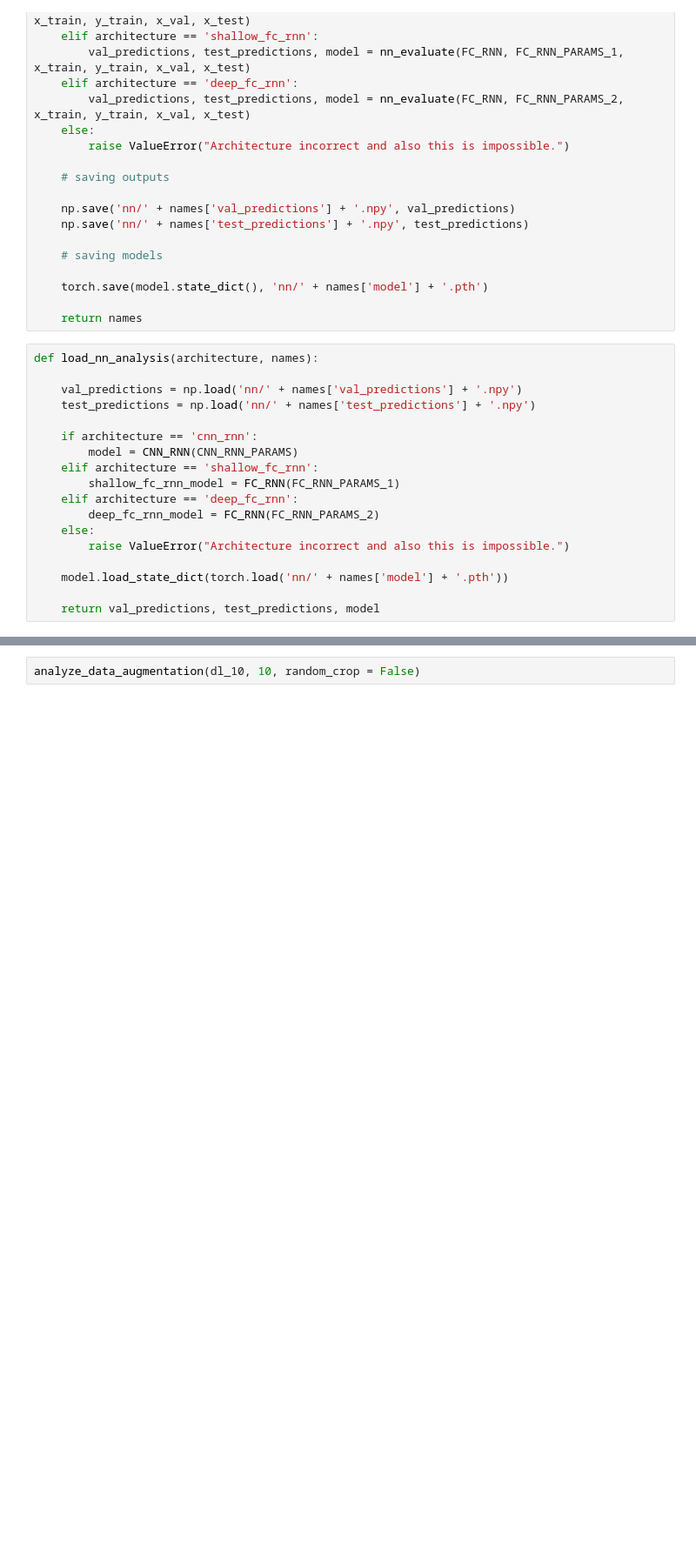
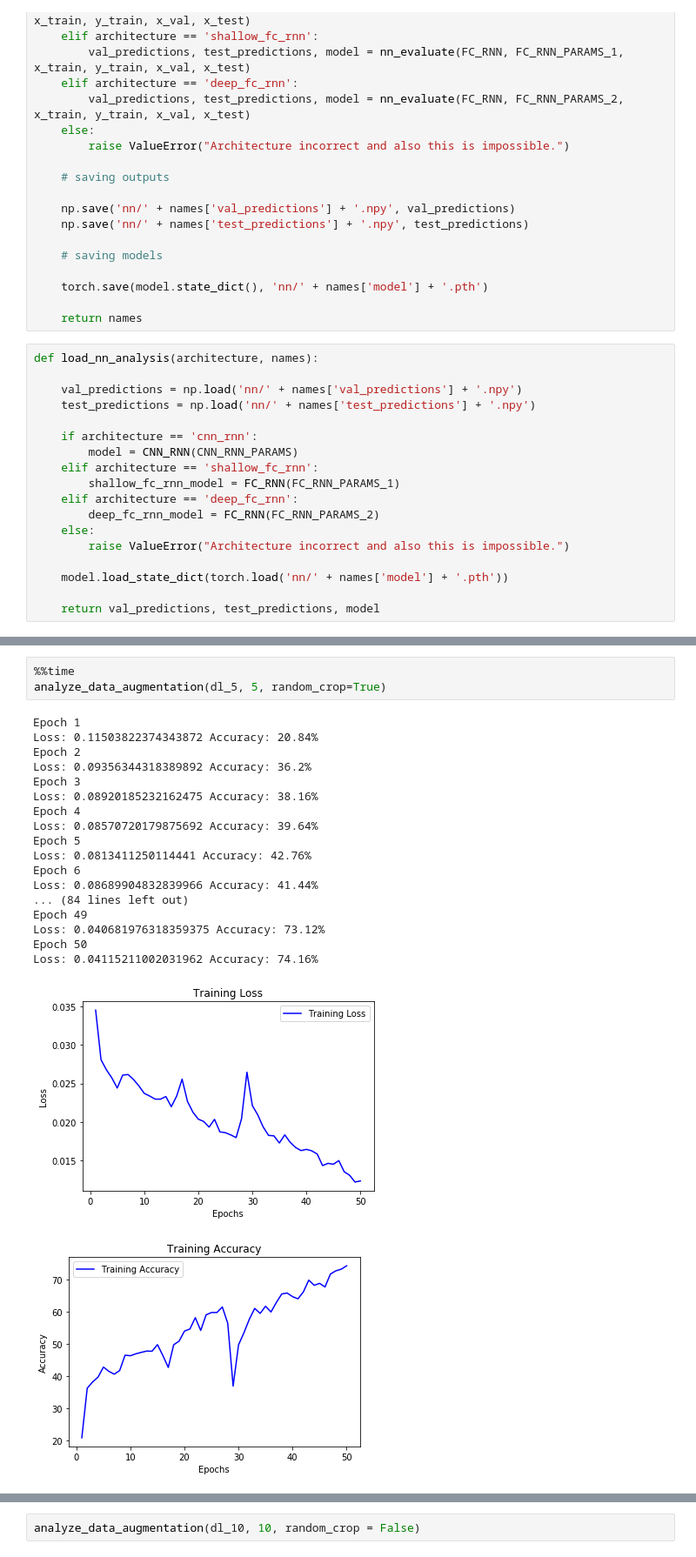
Before and after one commit to brendanyap/Genre-Classification, a Jupyter notebook: NNs.ipynb, the cells around one changed output, grey strips where cells are left out. Shown at 87% size. Drawn from its saved outputs; the diff is of its cells as text; blank space fills up the shorter version.

```diff
--- a/NNs.ipynb
+++ b/NNs.ipynb
@@ -1204,0 +1256,23 @@ FC_RNN_PARAMS_1 = {
+# %%
+%%time
+analyze_data_augmentation(dl_5, 5, random_crop=True)
+# %% [output]
+Epoch 1
+Loss: 0.11503822374343872 Accuracy: 20.84%
+Epoch 2
+Loss: 0.09356344318389892 Accuracy: 36.2%
+Epoch 3
+Loss: 0.08920185232162475 Accuracy: 38.16%
+Epoch 4
+Loss: 0.08570720179875692 Accuracy: 39.64%
+Epoch 5
+Loss: 0.0813411250114441 Accuracy: 42.76%
+Epoch 6
+Loss: 0.08689904832839966 Accuracy: 41.44%
+... (84 lines left out)
+Epoch 49
+Loss: 0.040681976318359375 Accuracy: 73.12%
+Epoch 50
+Loss: 0.04115211002031962 Accuracy: 74.16%
+[figure, added]
+[figure, added]
```
Also changed, not shown: parts of 16 cells of this notebook.
